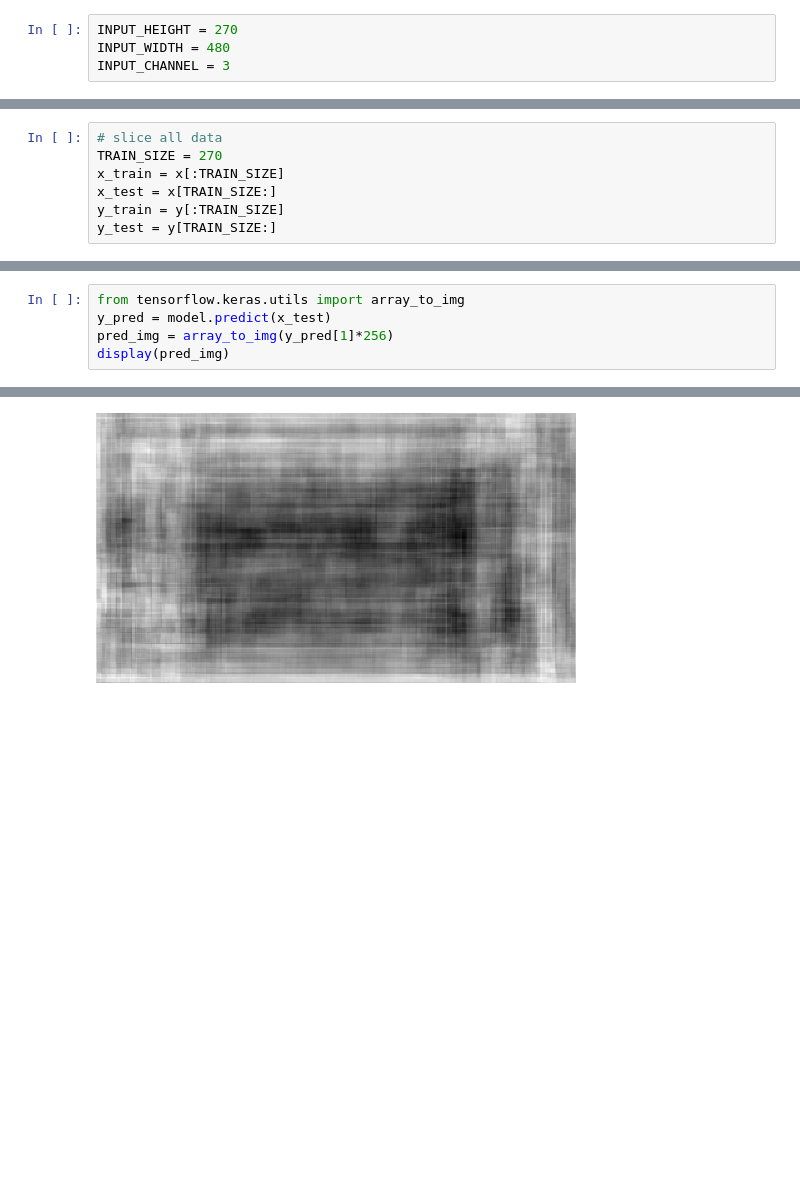
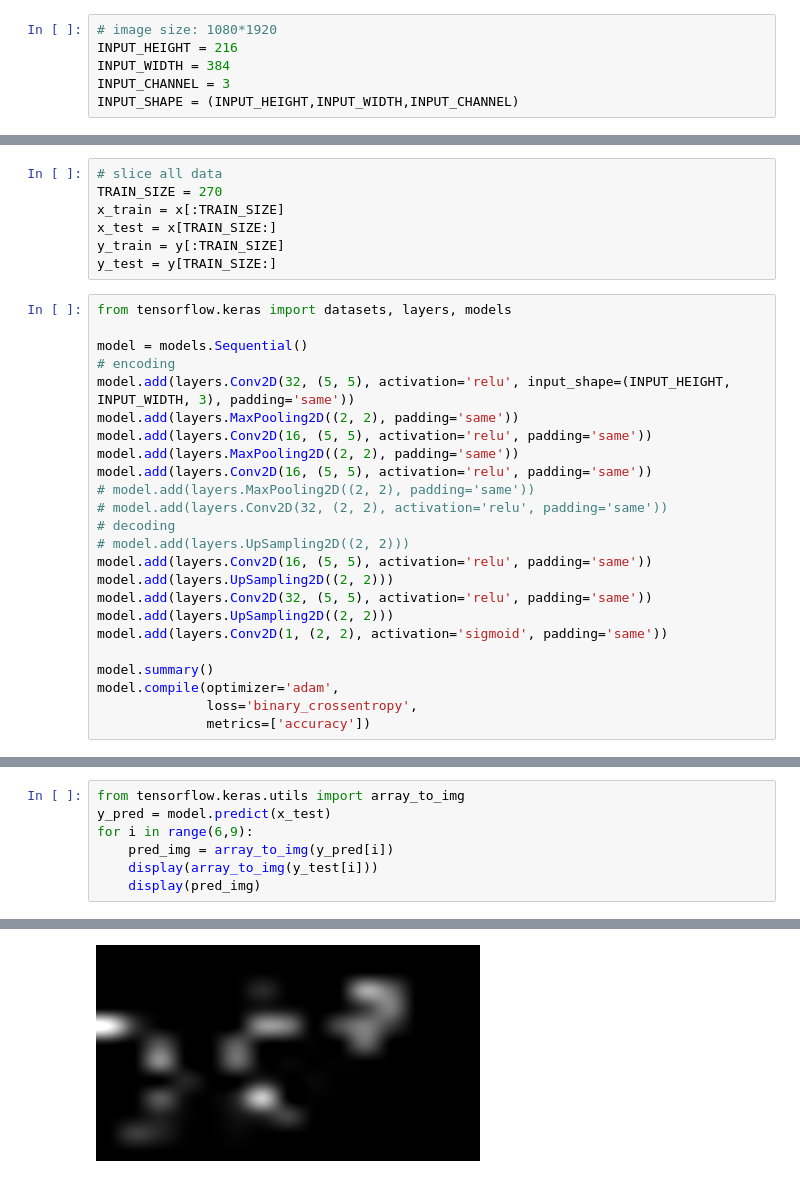
Before and after one commit to 510t/image_recognition, a Jupyter notebook: predict_heatmap.ipynb, the cells around one changed output, grey strips where cells are left out. Drawn from its saved outputs; the diff is of its cells as text; blank space fills up the shorter version.

```diff
--- a/predict_heatmap.ipynb
+++ b/predict_heatmap.ipynb
@@ -27,6 +58,8 @@ device_lib.list_local_devices()
 pd.set_option('display.max_rows', 50)
 pd.set_option('display.max_columns', 50)
 # %%
-INPUT_HEIGHT = 270
-INPUT_WIDTH = 480
+# image size: 1080*1920
+INPUT_HEIGHT = 216
+INPUT_WIDTH = 384
 INPUT_CHANNEL = 3
+INPUT_SHAPE = (INPUT_HEIGHT,INPUT_WIDTH,INPUT_CHANNEL)
@@ -86,3 +111,27 @@ x_train = x[:TRAIN_SIZE]
 x_test = x[TRAIN_SIZE:]
 y_train = y[:TRAIN_SIZE]
 y_test = y[TRAIN_SIZE:]
+# %%
+from tensorflow.keras import datasets, layers, models
+
+model = models.Sequential()
+# encoding
+model.add(layers.Conv2D(32, (5, 5), activation='relu', input_shape=(INPUT_HEIGHT, INPUT_WIDTH, 3), padding='same'))
+model.add(layers.MaxPooling2D((2, 2), padding='same'))
+model.add(layers.Conv2D(16, (5, 5), activation='relu', padding='same'))
+model.add(layers.MaxPooling2D((2, 2), padding='same'))
+model.add(layers.Conv2D(16, (5, 5), activation='relu', padding='same'))
+# model.add(layers.MaxPooling2D((2, 2), padding='same'))
+# model.add(layers.Conv2D(32, (2, 2), activation='relu', padding='same'))
+# decoding
+# model.add(layers.UpSampling2D((2, 2)))
+model.add(layers.Conv2D(16, (5, 5), activation='relu', padding='same'))
+model.add(layers.UpSampling2D((2, 2)))
+model.add(layers.Conv2D(32, (5, 5), activation='relu', padding='same'))
+model.add(layers.UpSampling2D((2, 2)))
+model.add(layers.Conv2D(1, (2, 2), activation='sigmoid', padding='same'))
+
+model.summary()
+model.compile(optimizer='adam',
+              loss='binary_crossentropy',
+              metrics=['accuracy'])
@@ -103,6 +177,8 @@ Epoch 5/5
 # %%
 from tensorflow.keras.utils import array_to_img
 y_pred = model.predict(x_test)
-pred_img = array_to_img(y_pred[1]*256)
-display(pred_img)
+for i in range(6,9):
+    pred_img = array_to_img(y_pred[i])
+    display(array_to_img(y_test[i]))
+    display(pred_img)
 # %% [output]
@@ -109 +186 @@ display(pred_img)
-[figure, old version]
+[figure, new version]
```
Also changed, not shown: parts of 12 cells of this notebook.
